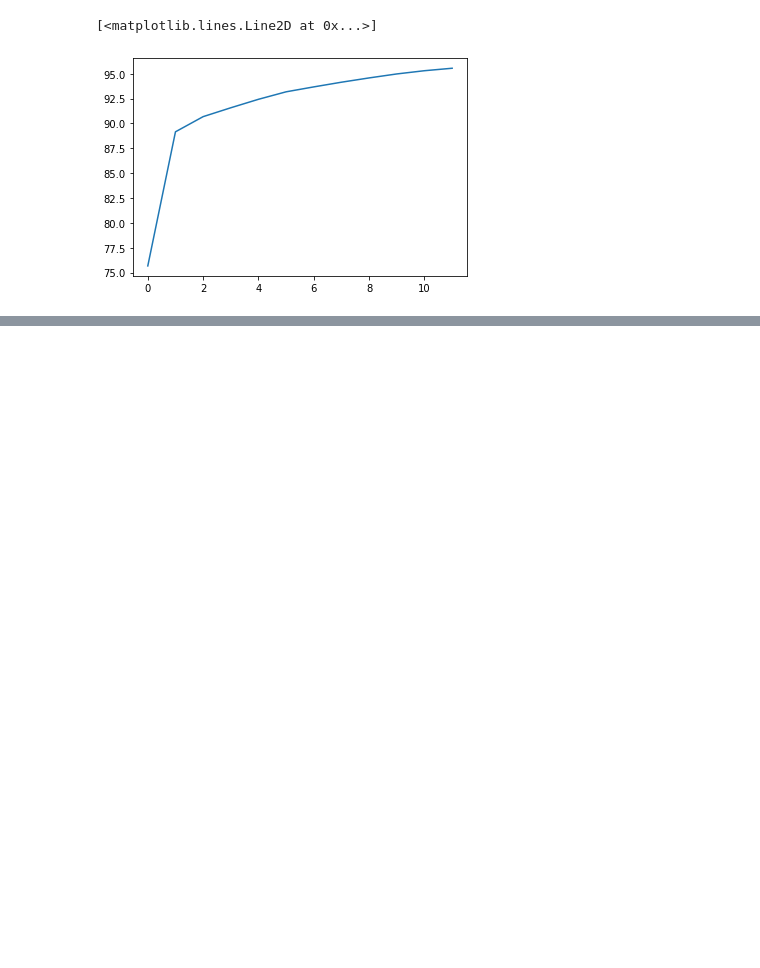
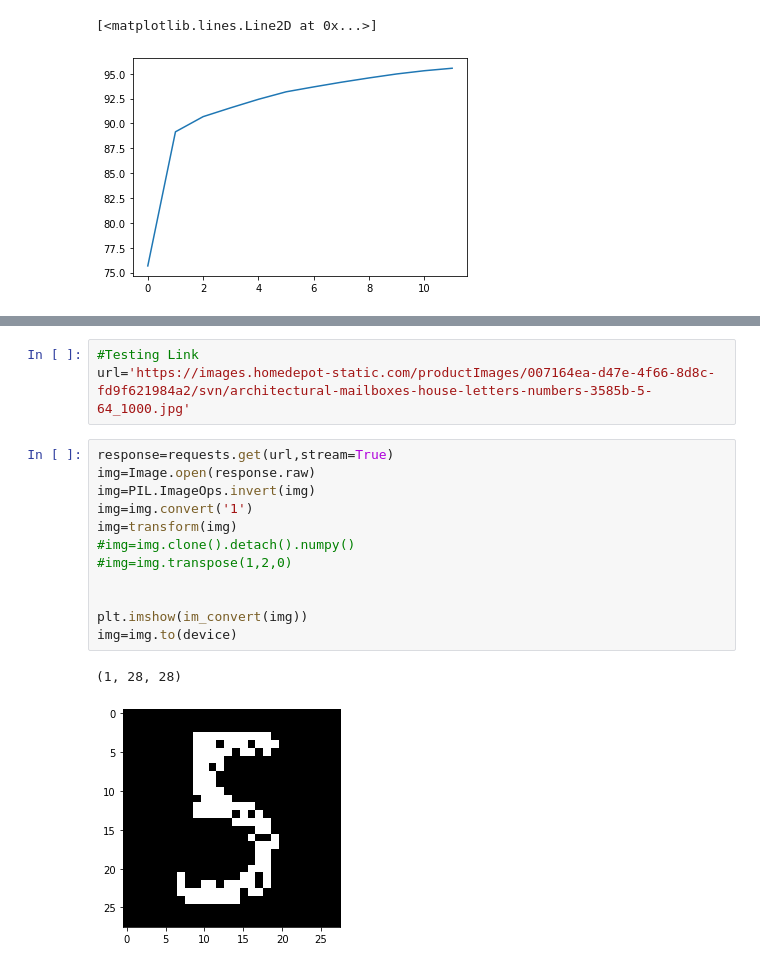
Before and after one commit to RiseAboveAll/PYTORCH_Learning, a Jupyter notebook: Image_Recognition_Pytorch.ipynb, the cells around one changed output, grey strips where cells are left out. Saved outputs shown, nothing was run; the diff lists cells and outputs as text; blank space fills up the shorter version.

```diff
--- a/Image_Recognition_Pytorch.ipynb
+++ b/Image_Recognition_Pytorch.ipynb
@@ -232,0 +228,18 @@ plt.legend()
+# %%
+#Testing Link
+url='https://images.homedepot-static.com/productImages/007164ea-d47e-4f66-8d8c-fd9f621984a2/svn/architectural-mailboxes-house-letters-numbers-3585b-5-64_1000.jpg'
+# %%
+response=requests.get(url,stream=True)
+img=Image.open(response.raw)
+img=PIL.ImageOps.invert(img)
+img=img.convert('1')
+img=transform(img)
+#img=img.clone().detach().numpy()
+#img=img.transpose(1,2,0)
+
+
+plt.imshow(im_convert(img))
+img=img.to(device)
+# %% [output]
+(1, 28, 28)
+[figure, added]
```
Also changed, not shown: parts of 7 cells of this notebook.
